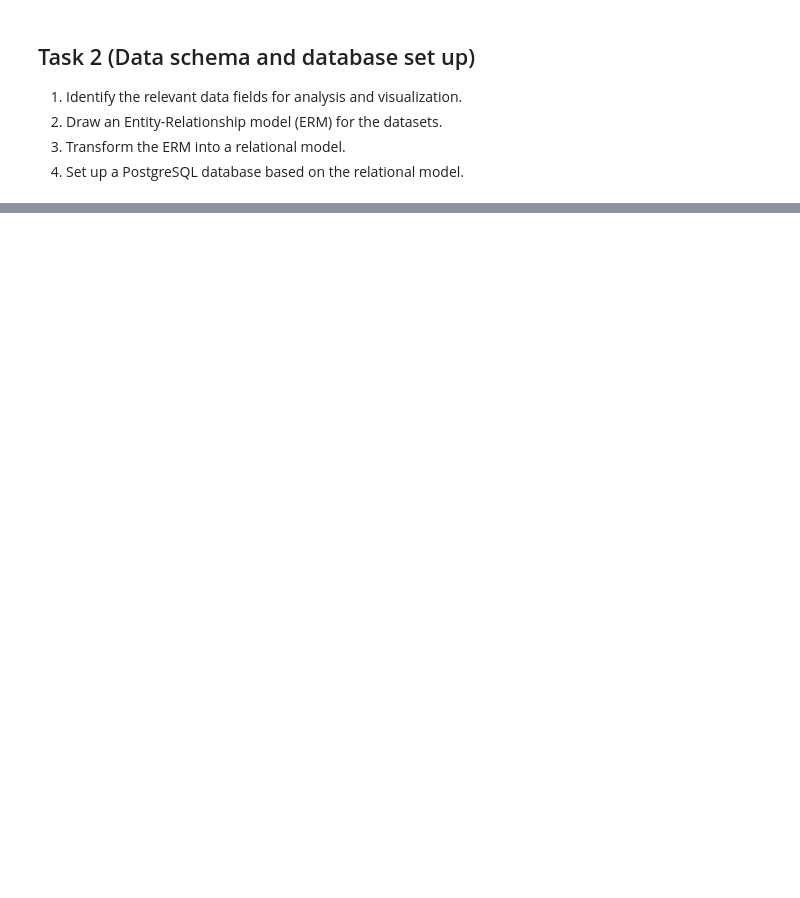
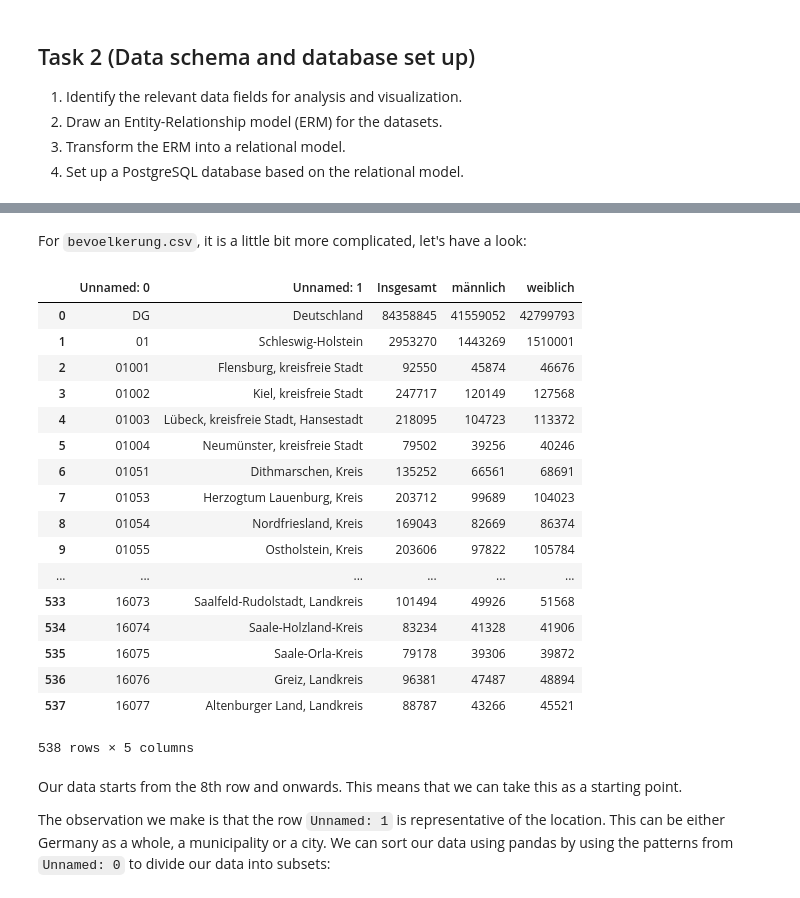
Before and after one commit to mathiashusted/dbs-project, a Jupyter notebook: Project.ipynb, the cells around one changed output, grey strips where cells are left out. Cells and saved outputs as stored; diff of their text form; code cells hidden in the pictures; blank space fills up the shorter version.

```diff
--- a/Project.ipynb
+++ b/Project.ipynb
@@ -103,0 +218,33 @@ For the **universities** dataset, the relevant fields are:
+# %% [markdown]
+For `bevoelkerung.csv`, it is a little bit more complicated, let's have a look:
+# %%
+bevoelkerung = pd.read_csv("bevoelkerung.csv", sep=";", encoding='ISO-8859-1', skiprows=7)
+
+bevoelkerung.drop(bevoelkerung.tail(4).index,inplace=True) # Last 4 rows are not data
+
+pd.set_option("min_rows", 200)
+
+bevoelkerung
+# %% [output]
+|  | Unnamed: 0 | Unnamed: 1 | Insgesamt | männlich | weiblich |
+| 0 | DG | Deutschland | 84358845 | 41559052 | 42799793 |
+| 1 | 01 | Schleswig-Holstein | 2953270 | 1443269 | 1510001 |
+| 2 | 01001 | Flensburg, kreisfreie Stadt | 92550 | 45874 | 46676 |
+| 3 | 01002 | Kiel, kreisfreie Stadt | 247717 | 120149 | 127568 |
+| 4 | 01003 | Lübeck, kreisfreie Stadt, Hansestadt | 218095 | 104723 | 113372 |
+| 5 | 01004 | Neumünster, kreisfreie Stadt | 79502 | 39256 | 40246 |
+| 6 | 01051 | Dithmarschen, Kreis | 135252 | 66561 | 68691 |
+| 7 | 01053 | Herzogtum Lauenburg, Kreis | 203712 | 99689 | 104023 |
+| 8 | 01054 | Nordfriesland, Kreis | 169043 | 82669 | 86374 |
+| 9 | 01055 | Ostholstein, Kreis | 203606 | 97822 | 105784 |
+| ... | ... | ... | ... | ... | ... |
+| 533 | 16073 | Saalfeld-Rudolstadt, Landkreis | 101494 | 49926 | 51568 |
+| 534 | 16074 | Saale-Holzland-Kreis | 83234 | 41328 | 41906 |
+| 535 | 16075 | Saale-Orla-Kreis | 79178 | 39306 | 39872 |
+| 536 | 16076 | Greiz, Landkreis | 96381 | 47487 | 48894 |
+| 537 | 16077 | Altenburger Land, Landkreis | 88787 | 43266 | 45521 |
+538 rows × 5 columns
+# %% [markdown]
+Our data starts from the 8th row and onwards. This means that we can take this as a starting point.
+
+The observation we make is that the row `Unnamed: 1` is representative of the location. This can be either Germany as a whole, a municipality or a city. We can sort our data using pandas by using the patterns from `Unnamed: 0` to divide our data into subsets:
```
Also changed, not shown: parts of 17 cells of this notebook, 5 other files.
